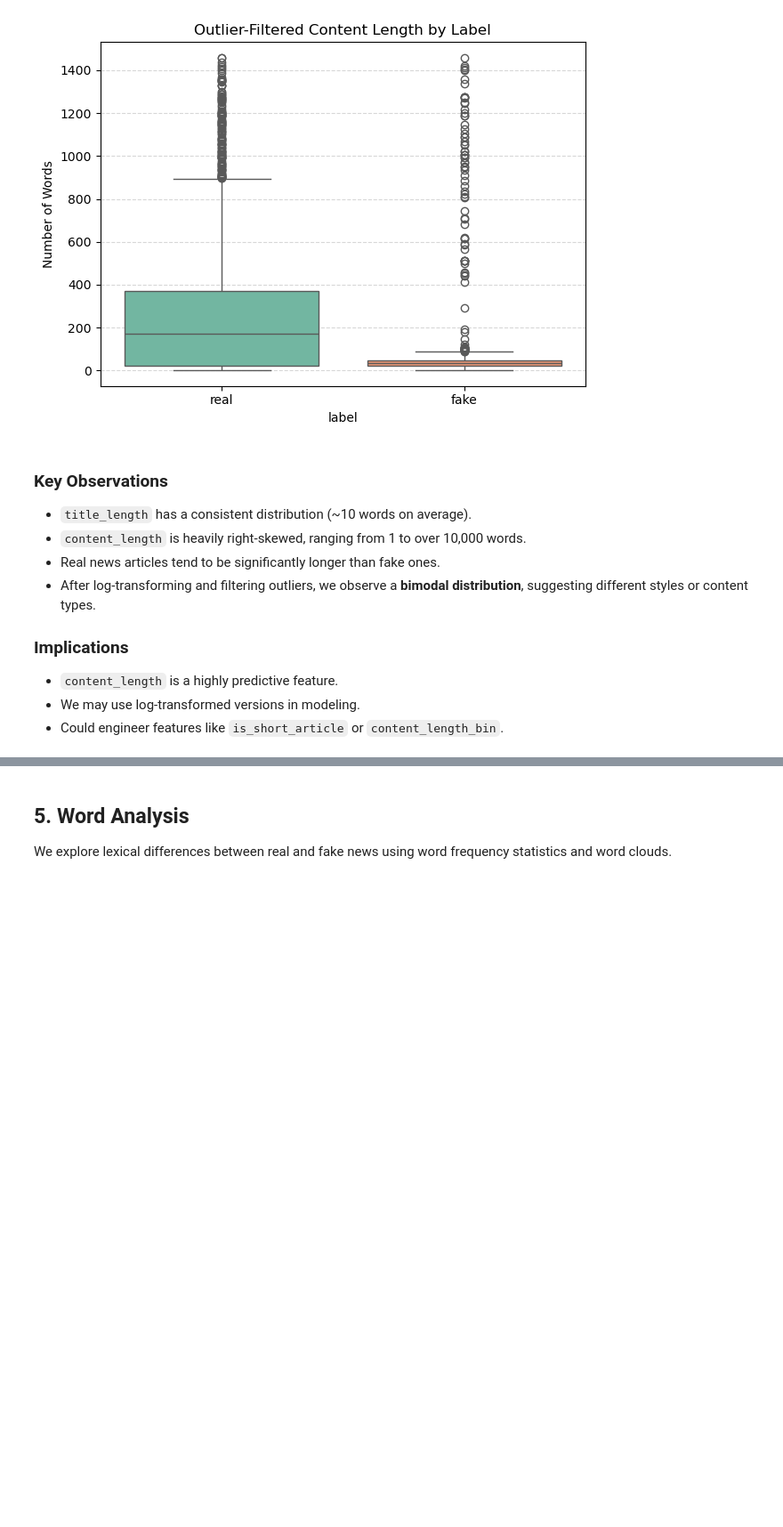
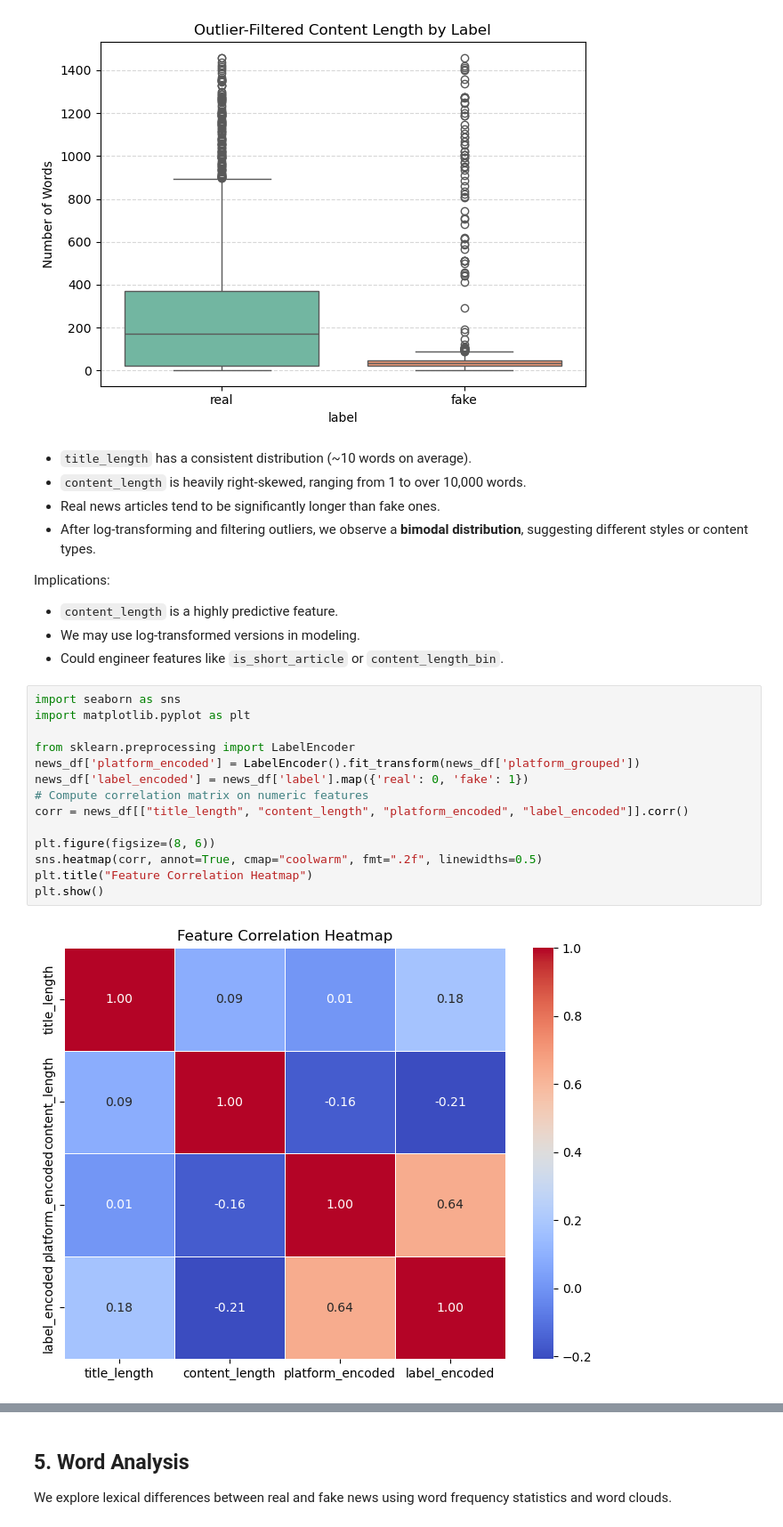
Before and after one commit to WalidAlsafadi/Haqiqa-Arabic-Fake-News-Detector, a Jupyter notebook: notebooks/EDA.ipynb, the cells around one changed output, grey strips where cells are left out. Shown at 89% size. Saved outputs shown, nothing was run; the diff lists cells and outputs as text; blank space fills up the shorter version.

```diff
--- a/notebooks/EDA.ipynb
+++ b/notebooks/EDA.ipynb
@@ -405,14 +394,28 @@ plt.show()
 # %% [output]
 [figure]
 # %% [markdown]
-### Key Observations
-
 - `title_length` has a consistent distribution (~10 words on average).
 - `content_length` is heavily right-skewed, ranging from 1 to over 10,000 words.
 - Real news articles tend to be significantly longer than fake ones.
 - After log-transforming and filtering outliers, we observe a **bimodal distribution**, suggesting different styles or content types.
 
-### Implications
+Implications:
 - `content_length` is a highly predictive feature.
 - We may use log-transformed versions in modeling.
 - Could engineer features like `is_short_article` or `content_length_bin`.
+# %%
+import seaborn as sns
+import matplotlib.pyplot as plt
+
+from sklearn.preprocessing import LabelEncoder
+news_df['platform_encoded'] = LabelEncoder().fit_transform(news_df['platform_grouped'])
+news_df['label_encoded'] = news_df['label'].map({'real': 0, 'fake': 1})
+# Compute correlation matrix on numeric features
+corr = news_df[["title_length", "content_length", "platform_encoded", "label_encoded"]].corr()
+
+plt.figure(figsize=(8, 6))
+sns.heatmap(corr, annot=True, cmap="coolwarm", fmt=".2f", linewidths=0.5)
+plt.title("Feature Correlation Heatmap")
+plt.show()
+# %% [output]
+[figure, added]
```
Also changed, not shown: parts of 7 cells of this notebook, 15 other files.
